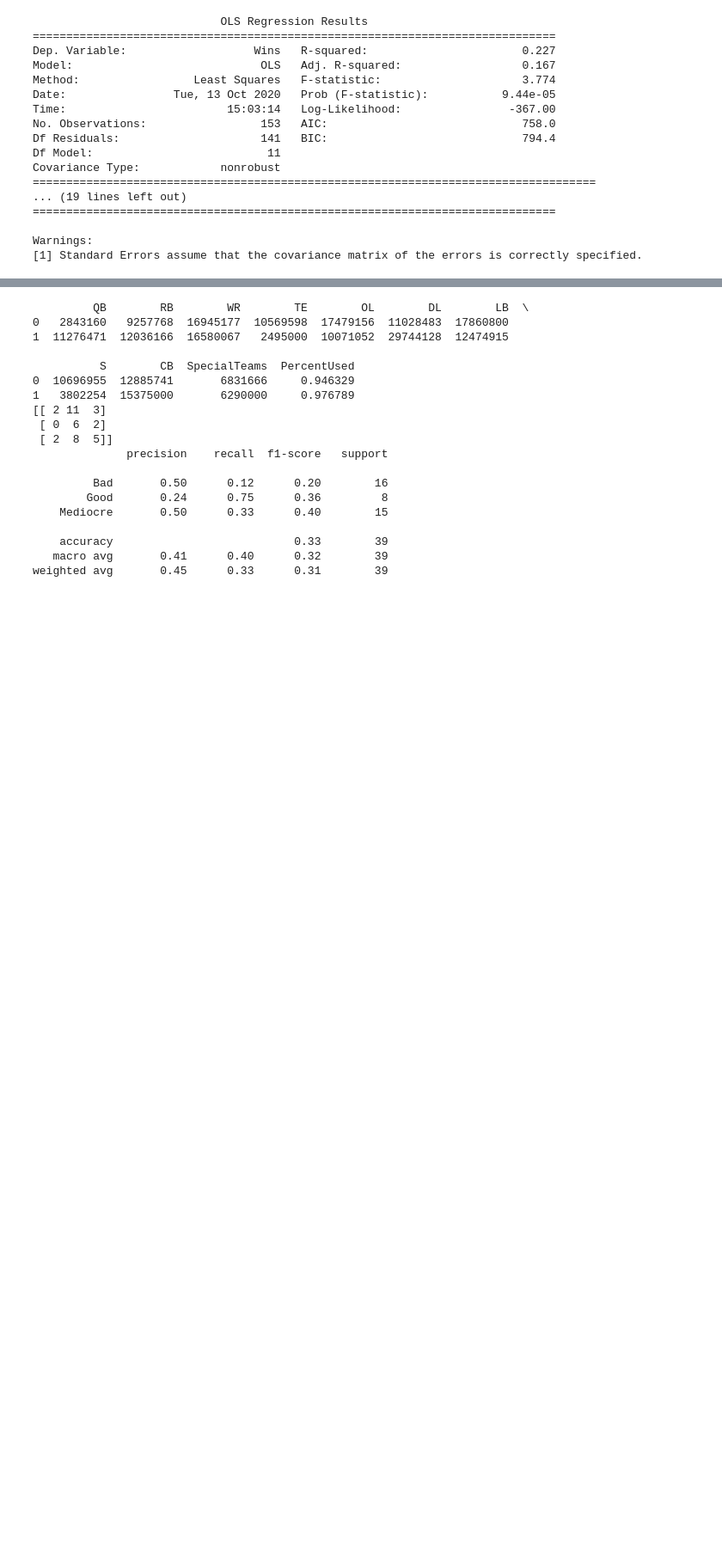
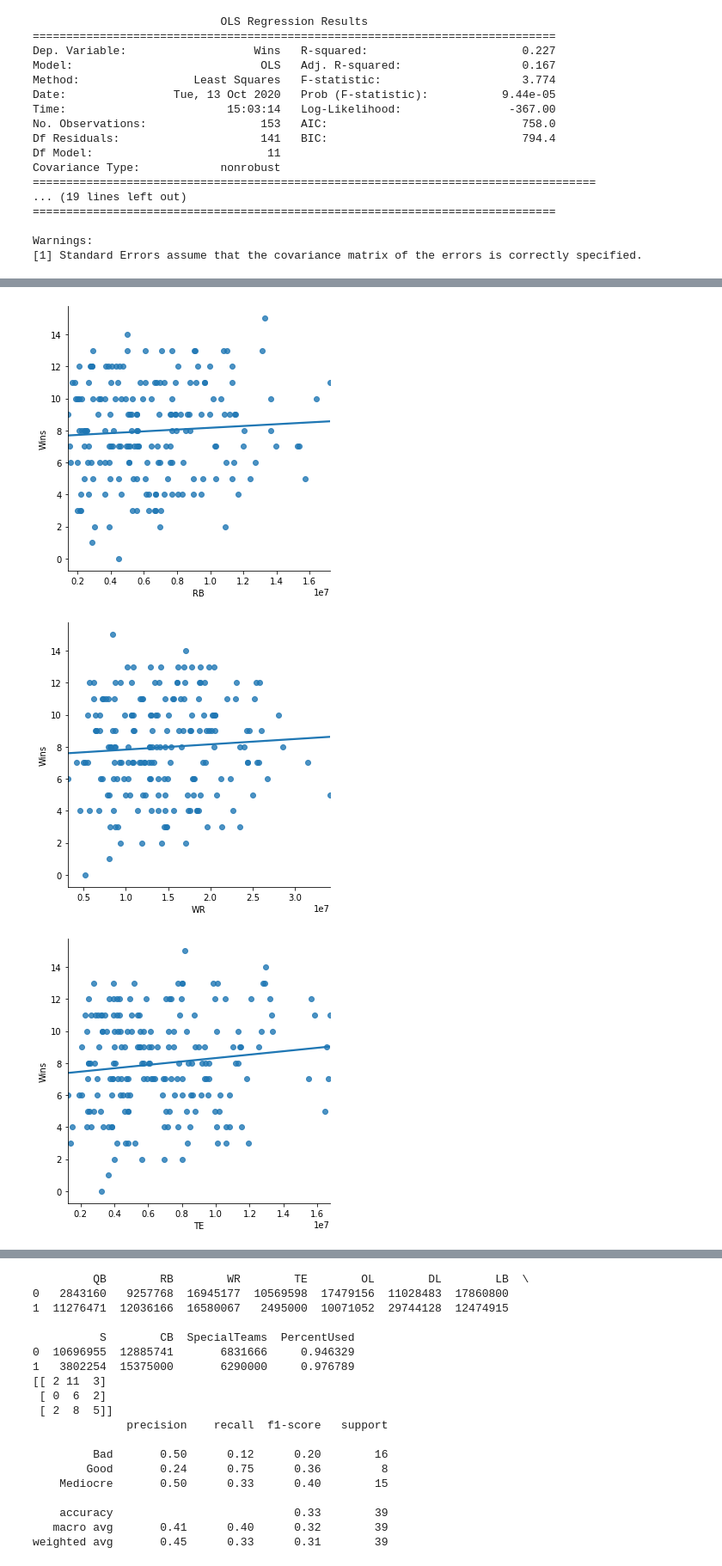
Before and after one commit to zvance1/win-now, a Jupyter notebook: notebooks/ml-analysis.ipynb, the cells around one changed output, grey strips where cells are left out. Shown: that part at 86% size. Saved outputs shown, nothing was run; the diff lists cells and outputs as text; code cells hidden in the pictures; blank space fills up the shorter version.

```diff
--- a/notebooks/ml-analysis.ipynb
+++ b/notebooks/ml-analysis.ipynb
@@ -277,7 +277,11 @@ Warnings:
 [1] Standard Errors assume that the covariance matrix of the errors is correctly specified.
 # %%
 ## let's use seaborn to plot a regression line
-sns.lmplot(x = 'QB', y = 'Wins', data = df, ci = 0)
-plt.draw()
+for position in ['QB','RB', 'WR', 'TE', 'OL', 'DL', 'LB', 'S', 'CB', 'SpecialTeams', 'PercentUsed']:
+    sns.lmplot(x = position, y = 'Wins', data = df, ci = 0)
+    plt.draw()
 # %% [output]
 [figure]
+[figure, added]
+[figure, added]
+[figure, added]
```
Also changed, not shown: parts of 2 cells of this notebook, 1 other file.
